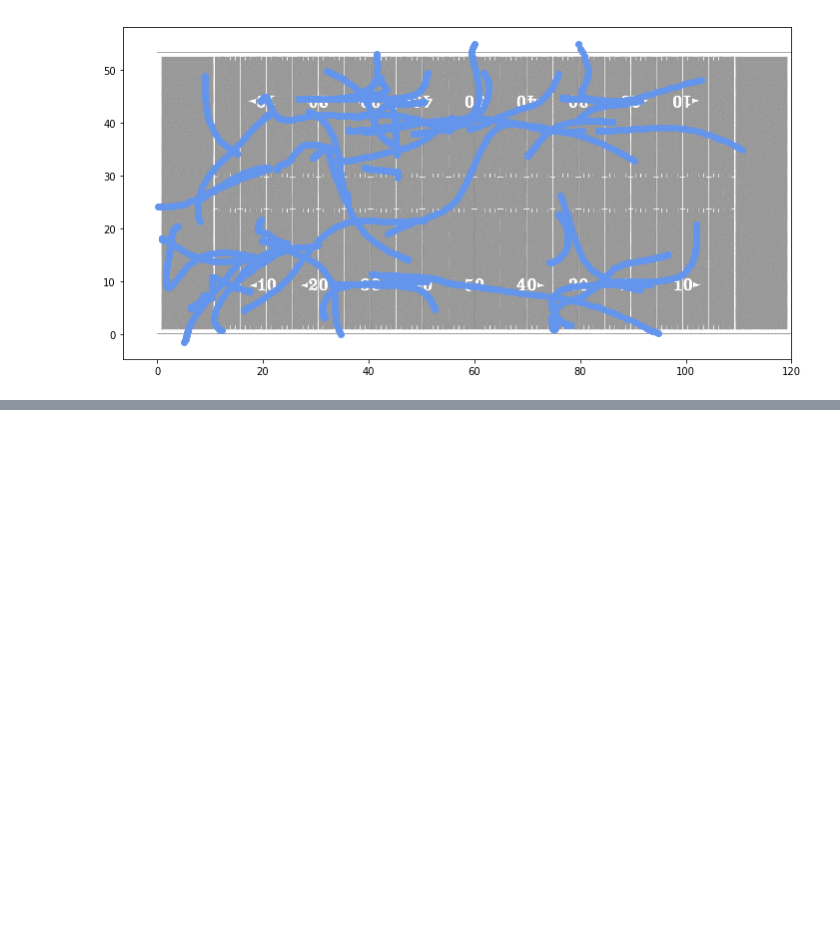
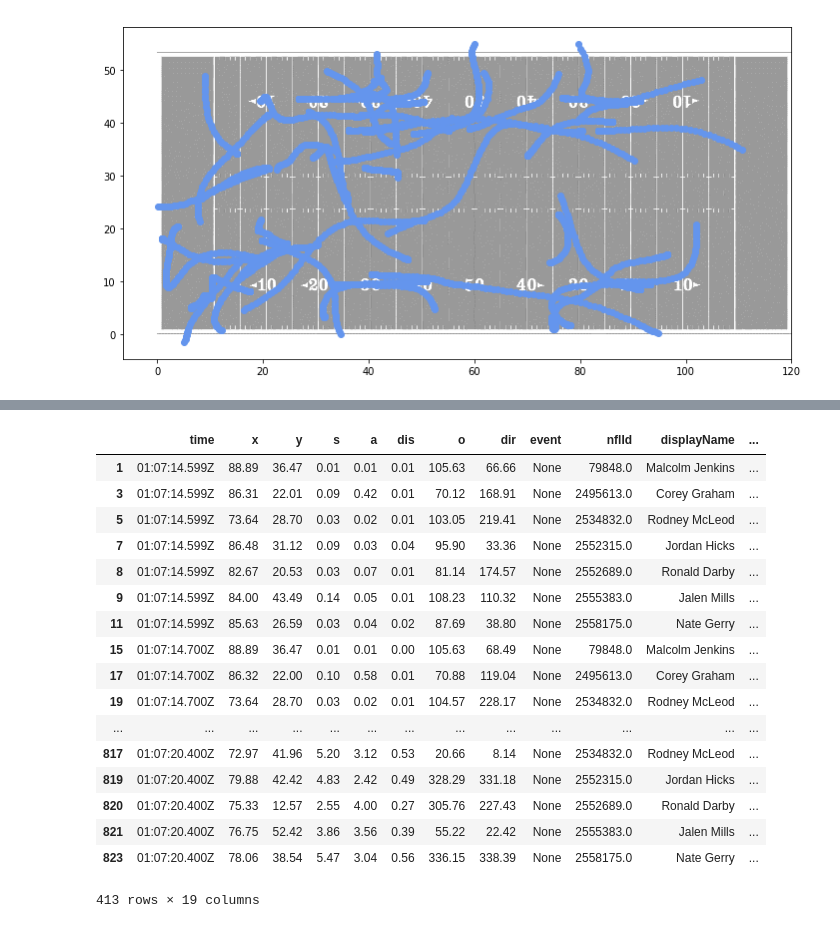
Before and after one commit to sidthakur08/nfl-big-data-bowl-2021, a Jupyter notebook: explore.ipynb, the cells around one changed output, grey strips where cells are left out. Cells and saved outputs as stored; diff of their text form; code cells hidden in the pictures; blank space fills up the shorter version.

```diff
--- a/explore.ipynb
+++ b/explore.ipynb
@@ -287,0 +290,4 @@ list_frames[1]
+# %%
+track_play1_home = [track_play1[track_play1['team']=='home'] ]
+track_play1_away = track_play1[track_play1['team']=='away']
+track_play1_football = track_play1[track_play1['team']=='football']
@@ -287,0 +356,21 @@ list_frames[1]
+# %%
+track_play1_home
+# %% [output]
+|  | time | x | y | s | a | dis | o | dir | event | nflId | displayName | ... |
+| 1 | 01:07:14.599Z | 88.89 | 36.47 | 0.01 | 0.01 | 0.01 | 105.63 | 66.66 | None | 79848.0 | Malcolm Jenkins | ... |
+| 3 | 01:07:14.599Z | 86.31 | 22.01 | 0.09 | 0.42 | 0.01 | 70.12 | 168.91 | None | 2495613.0 | Corey Graham | ... |
+| 5 | 01:07:14.599Z | 73.64 | 28.70 | 0.03 | 0.02 | 0.01 | 103.05 | 219.41 | None | 2534832.0 | Rodney McLeod | ... |
+| 7 | 01:07:14.599Z | 86.48 | 31.12 | 0.09 | 0.03 | 0.04 | 95.90 | 33.36 | None | 2552315.0 | Jordan Hicks | ... |
+| 8 | 01:07:14.599Z | 82.67 | 20.53 | 0.03 | 0.07 | 0.01 | 81.14 | 174.57 | None | 2552689.0 | Ronald Darby | ... |
+| 9 | 01:07:14.599Z | 84.00 | 43.49 | 0.14 | 0.05 | 0.01 | 108.23 | 110.32 | None | 2555383.0 | Jalen Mills | ... |
+| 11 | 01:07:14.599Z | 85.63 | 26.59 | 0.03 | 0.04 | 0.02 | 87.69 | 38.80 | None | 2558175.0 | Nate Gerry | ... |
+| 15 | 01:07:14.700Z | 88.89 | 36.47 | 0.01 | 0.01 | 0.00 | 105.63 | 68.49 | None | 79848.0 | Malcolm Jenkins | ... |
+| 17 | 01:07:14.700Z | 86.32 | 22.00 | 0.10 | 0.58 | 0.01 | 70.88 | 119.04 | None | 2495613.0 | Corey Graham | ... |
+| 19 | 01:07:14.700Z | 73.64 | 28.70 | 0.03 | 0.02 | 0.01 | 104.57 | 228.17 | None | 2534832.0 | Rodney McLeod | ... |
+| ... | ... | ... | ... | ... | ... | ... | ... | ... | ... | ... | ... | ... |
+| 817 | 01:07:20.400Z | 72.97 | 41.96 | 5.20 | 3.12 | 0.53 | 20.66 | 8.14 | None | 2534832.0 | Rodney McLeod | ... |
+| 819 | 01:07:20.400Z | 79.88 | 42.42 | 4.83 | 2.42 | 0.49 | 328.29 | 331.18 | None | 2552315.0 | Jordan Hicks | ... |
+| 820 | 01:07:20.400Z | 75.33 | 12.57 | 2.55 | 4.00 | 0.27 | 305.76 | 227.43 | None | 2552689.0 | Ronald Darby | ... |
+| 821 | 01:07:20.400Z | 76.75 | 52.42 | 3.86 | 3.56 | 0.39 | 55.22 | 22.42 | None | 2555383.0 | Jalen Mills | ... |
+| 823 | 01:07:20.400Z | 78.06 | 38.54 | 5.47 | 3.04 | 0.56 | 336.15 | 338.39 | None | 2558175.0 | Nate Gerry | ... |
+413 rows × 19 columns
```
Also changed, not shown: parts of 10 cells of this notebook.
